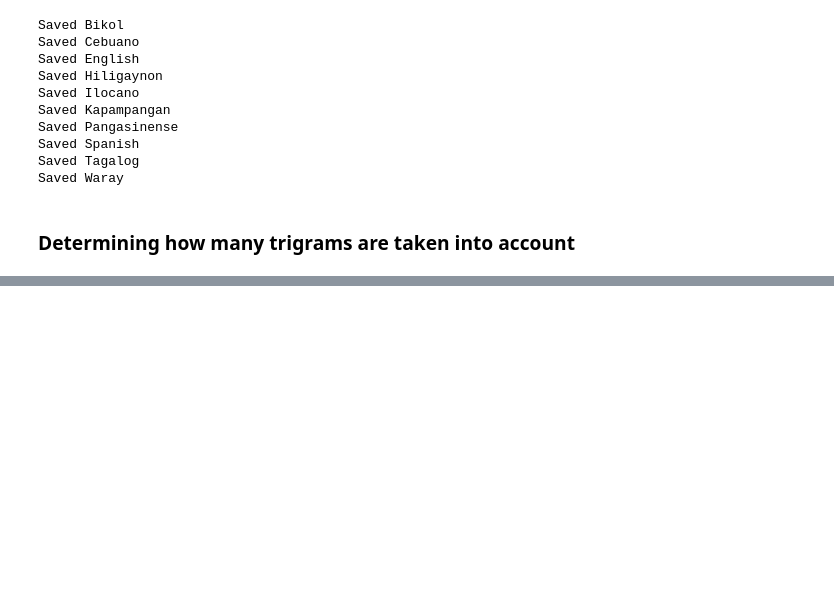
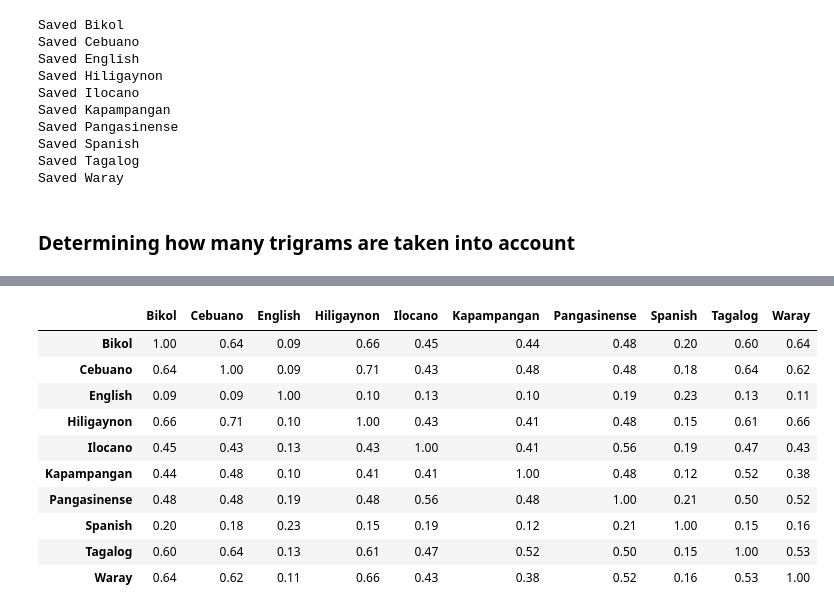
Before and after one commit to AsanroJay/ph-language-similarity, a Jupyter notebook: code/similarity.ipynb, the cells around one changed output, grey strips where cells are left out. Cells and saved outputs as stored; diff of their text form; code cells hidden in the pictures; blank space fills up the shorter version.

```diff
--- a/code/similarity.ipynb
+++ b/code/similarity.ipynb
@@ -147,0 +159,37 @@ coverage_df.groupby("Top K")["Coverage (%)"].agg(
+# %%
+def dice_similarity(x, y):
+    x = x > 0
+    y = y > 0
+
+    intersection = np.sum(x & y)
+
+    return (2 * intersection) / (np.sum(x) + np.sum(y))
+# %%
+dice_matrix = np.zeros((len(languages), len(languages)))
+
+for i, lang1 in enumerate(languages):
+    for j, lang2 in enumerate(languages):
+        dice_matrix[i, j] = dice_similarity(
+            aligned_vectors[lang1],
+            aligned_vectors[lang2]
+        )
+
+dice_df = pd.DataFrame(
+    dice_matrix,
+    index=languages,
+    columns=languages
+)
+
+dice_df
+# %% [output]
+|  | Bikol | Cebuano | English | Hiligaynon | Ilocano | Kapampangan | Pangasinense | Spanish | Tagalog | Waray |
+| Bikol | 1.00 | 0.64 | 0.09 | 0.66 | 0.45 | 0.44 | 0.48 | 0.20 | 0.60 | 0.64 |
+| Cebuano | 0.64 | 1.00 | 0.09 | 0.71 | 0.43 | 0.48 | 0.48 | 0.18 | 0.64 | 0.62 |
+| English | 0.09 | 0.09 | 1.00 | 0.10 | 0.13 | 0.10 | 0.19 | 0.23 | 0.13 | 0.11 |
+| Hiligaynon | 0.66 | 0.71 | 0.10 | 1.00 | 0.43 | 0.41 | 0.48 | 0.15 | 0.61 | 0.66 |
+| Ilocano | 0.45 | 0.43 | 0.13 | 0.43 | 1.00 | 0.41 | 0.56 | 0.19 | 0.47 | 0.43 |
+| Kapampangan | 0.44 | 0.48 | 0.10 | 0.41 | 0.41 | 1.00 | 0.48 | 0.12 | 0.52 | 0.38 |
+| Pangasinense | 0.48 | 0.48 | 0.19 | 0.48 | 0.56 | 0.48 | 1.00 | 0.21 | 0.50 | 0.52 |
+| Spanish | 0.20 | 0.18 | 0.23 | 0.15 | 0.19 | 0.12 | 0.21 | 1.00 | 0.15 | 0.16 |
+| Tagalog | 0.60 | 0.64 | 0.13 | 0.61 | 0.47 | 0.52 | 0.50 | 0.15 | 1.00 | 0.53 |
+| Waray | 0.64 | 0.62 | 0.11 | 0.66 | 0.43 | 0.38 | 0.52 | 0.16 | 0.53 | 1.00 |
```
Also changed, not shown: parts of 11 cells of this notebook.
